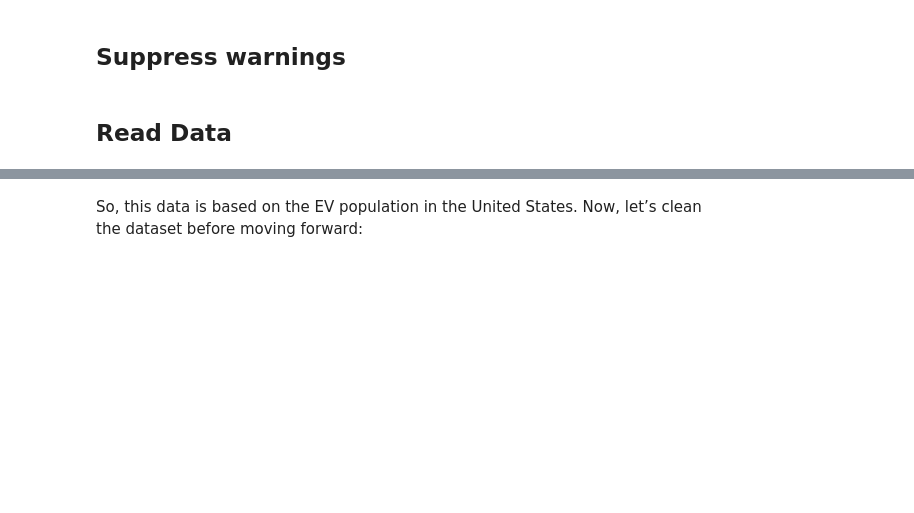
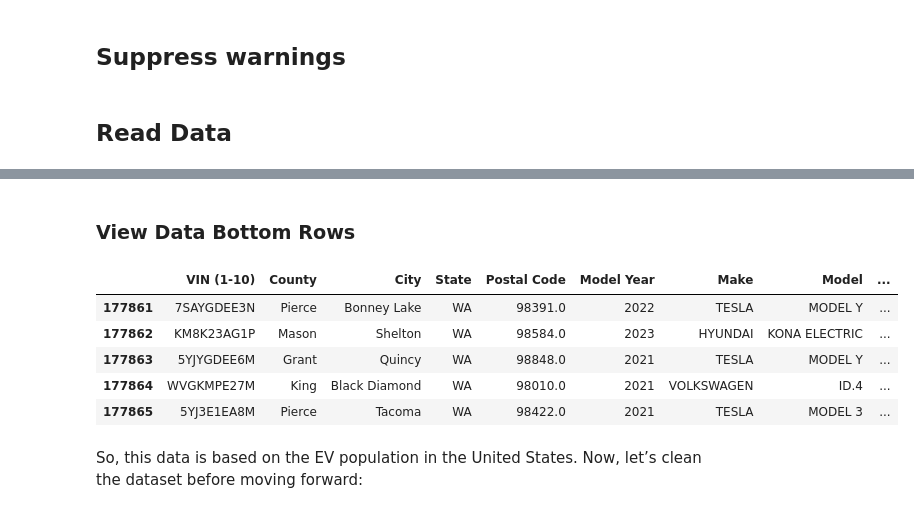
Before and after one commit to LuckyEjenaviSalomi/Data-Science_new, a Jupyter notebook: 0. Projects/1. Electric Vehicles Market Size Analysis/Electric Vehicles Market Size Analysis.ipynb, the cells around one changed output, grey strips where cells are left out. Saved outputs shown, nothing was run; the diff lists cells and outputs as text; code cells hidden in the pictures; blank space fills up the shorter version.

```diff
--- a/0. Projects/1. Electric Vehicles Market Size Analysis/Electric Vehicles Market Size Analysis.ipynb
+++ b/0. Projects/1. Electric Vehicles Market Size Analysis/Electric Vehicles Market Size Analysis.ipynb
@@ -81,3 +88,14 @@ ev_data.head()
+# %% [markdown]
+### View Data Bottom Rows
+# %%
+ev_data.tail()
+# %% [output]
+|  | VIN (1-10) | County | City | State | Postal Code | Model Year | Make | Model | ... |
+| 177861 | 7SAYGDEE3N | Pierce | Bonney Lake | WA | 98391.0 | 2022 | TESLA | MODEL Y | ... |
+| 177862 | KM8K23AG1P | Mason | Shelton | WA | 98584.0 | 2023 | HYUNDAI | KONA ELECTRIC | ... |
+| 177863 | 5YJYGDEE6M | Grant | Quincy | WA | 98848.0 | 2021 | TESLA | MODEL Y | ... |
+| 177864 | WVGKMPE27M | King | Black Diamond | WA | 98010.0 | 2021 | VOLKSWAGEN | ID.4 | ... |
+| 177865 | 5YJ3E1EA8M | Pierce | Tacoma | WA | 98422.0 | 2021 | TESLA | MODEL 3 | ... |
 # %% [markdown]
 So, this data is based on the EV population in the United States. Now, let’s clean the dataset before moving forward:
 # %%
```
Also changed, not shown: parts of 14 cells of this notebook.
